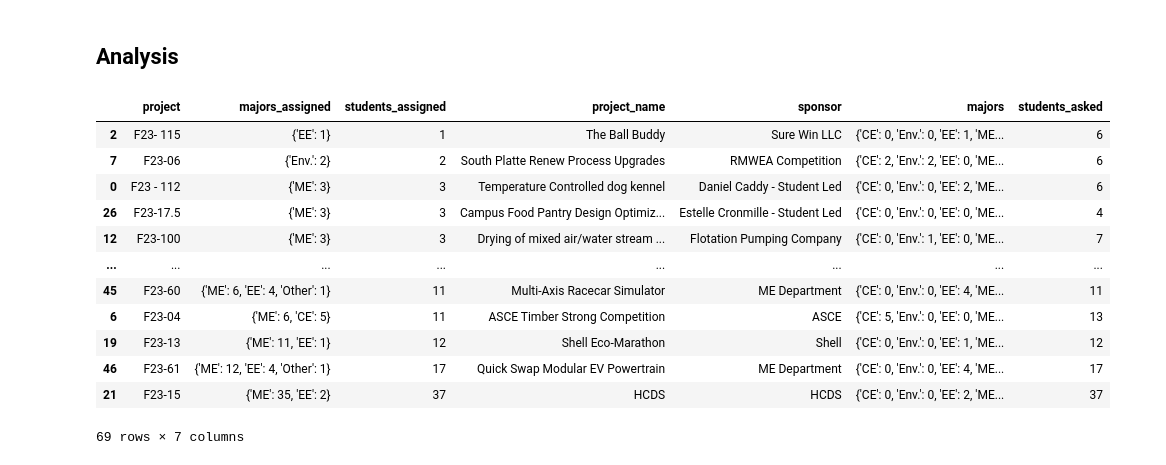
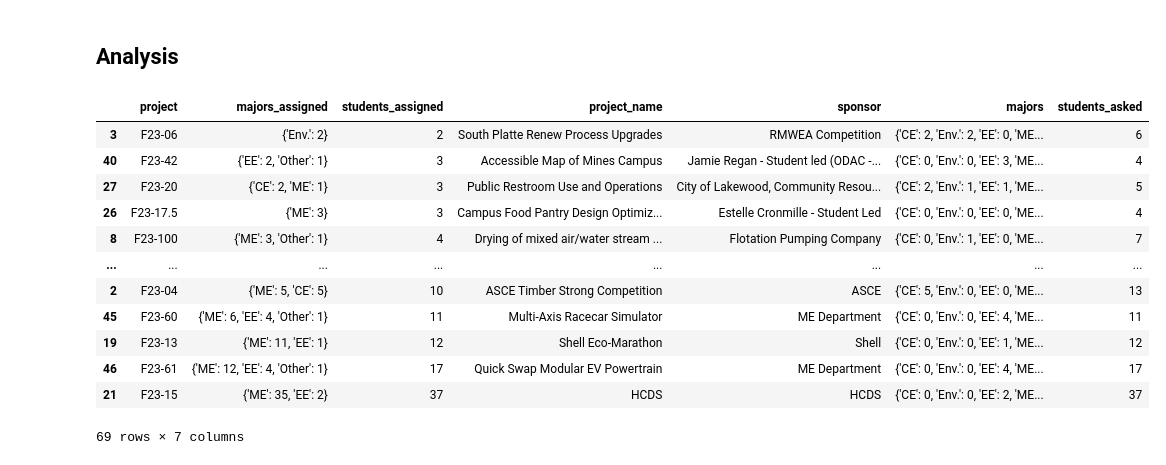
Before and after one commit to jbackofe/sorting-hat, a Jupyter notebook: or_solver.ipynb, the cells around one changed output. Drawn from its saved outputs; the diff is of its cells as text; code cells hidden in the pictures.

```diff
--- a/or_solver.ipynb
+++ b/or_solver.ipynb
@@ -180,7 +213,7 @@ projects = projects_df.to_dict(orient='index')
 # %% [markdown]
 ## Solve
 # %%
-solution = solve_student_project_assignment(students, projects, project_preferences, student_preferences, project_pref_weight=1, student_pref_weight=1)
+solution = solve_student_project_assignment(students, projects, project_preferences)
 solution = pd.DataFrame(solution)
 # %%
 student_merge = pd.merge(left=students_df, right=solution, left_index=True, right_on='student')
@@ -208,33 +241,34 @@ results[['student', 'name', 'degree', 'major', 'desc', 'secondary_skills', 'proj
 # %%
 def get_majors_by_project(lst):
     freq_dict = {}
     for el in lst:
         if el in freq_dict:
             freq_dict[el] += 1
         else:
             freq_dict[el] = 1
     res = list(freq_dict.items())
     res.sort(key=lambda x: x[1], reverse=True)
     return dict(res)
 
 majors_by_project = results[['major', 'project', 'student']].groupby(['project']).agg({'major': ', '.join}).reset_index()
 majors_by_project['major'] = majors_by_project['major'].apply(lambda x: x.split(', ')) # convert to list
 majors_by_project['major'] = majors_by_project['major'].apply(lambda x: get_majors_by_project(x))
 majors_by_project = majors_by_project.rename(columns={'major': 'majors_assigned'})
 majors_by_project['students_assigned'] = majors_by_project['majors_assigned'].apply(lambda x: sum(x.values()))
 majors_by_project = pd.merge(left=majors_by_project, right=projects_df, left_on='project', right_on='id')
 majors_by_project['students_asked'] = majors_by_project['majors'].apply(lambda x: sum(x.values()))
-majors_by_project.sort_values('students_assigned')
+majors_by_project = majors_by_project.sort_values('students_assigned')
+majors_by_project
 # %% [output]
 |  | project | majors_assigned | students_assigned | project_name | sponsor | majors | students_asked |
-| 2 | F23- 115 | {'EE': 1} | 1 | The Ball Buddy | Sure Win LLC | {'CE': 0, 'Env.': 0, 'EE': 1, 'ME... | 6 |
-| 7 | F23-06 | {'Env.': 2} | 2 | South Platte Renew Process Upgrades | RMWEA Competition | {'CE': 2, 'Env.': 2, 'EE': 0, 'ME... | 6 |
-| 0 | F23 - 112 | {'ME': 3} | 3 | Temperature Controlled dog kennel | Daniel Caddy - Student Led | {'CE': 0, 'Env.': 0, 'EE': 2, 'ME... | 6 |
+| 3 | F23-06 | {'Env.': 2} | 2 | South Platte Renew Process Upgrades | RMWEA Competition | {'CE': 2, 'Env.': 2, 'EE': 0, 'ME... | 6 |
+| 40 | F23-42 | {'EE': 2, 'Other': 1} | 3 | Accessible Map of Mines Campus | Jamie Regan - Student led (ODAC -... | {'CE': 0, 'Env.': 0, 'EE': 3, 'ME... | 4 |
+| 27 | F23-20 | {'CE': 2, 'ME': 1} | 3 | Public Restroom Use and Operations | City of Lakewood, Community Resou... | {'CE': 2, 'Env.': 1, 'EE': 1, 'ME... | 5 |
 | 26 | F23-17.5 | {'ME': 3} | 3 | Campus Food Pantry Design Optimiz... | Estelle Cronmille - Student Led | {'CE': 0, 'Env.': 0, 'EE': 0, 'ME... | 4 |
-| 12 | F23-100 | {'ME': 3} | 3 | Drying of mixed air/water stream ... | Flotation Pumping Company | {'CE': 0, 'Env.': 1, 'EE': 0, 'ME... | 7 |
+| 8 | F23-100 | {'ME': 3, 'Other': 1} | 4 | Drying of mixed air/water stream ... | Flotation Pumping Company | {'CE': 0, 'Env.': 1, 'EE': 0, 'ME... | 7 |
 | ... | ... | ... | ... | ... | ... | ... | ... |
+| 2 | F23-04 | {'ME': 5, 'CE': 5} | 10 | ASCE Timber Strong Competition | ASCE | {'CE': 5, 'Env.': 0, 'EE': 0, 'ME... | 13 |
 | 45 | F23-60 | {'ME': 6, 'EE': 4, 'Other': 1} | 11 | Multi-Axis Racecar Simulator | ME Department | {'CE': 0, 'Env.': 0, 'EE': 4, 'ME... | 11 |
-| 6 | F23-04 | {'ME': 6, 'CE': 5} | 11 | ASCE Timber Strong Competition | ASCE | {'CE': 5, 'Env.': 0, 'EE': 0, 'ME... | 13 |
 | 19 | F23-13 | {'ME': 11, 'EE': 1} | 12 | Shell Eco-Marathon | Shell | {'CE': 0, 'Env.': 0, 'EE': 1, 'ME... | 12 |
 | 46 | F23-61 | {'ME': 12, 'EE': 4, 'Other': 1} | 17 | Quick Swap Modular EV Powertrain | ME Department | {'CE': 0, 'Env.': 0, 'EE': 4, 'ME... | 17 |
 | 21 | F23-15 | {'ME': 35, 'EE': 2} | 37 | HCDS | HCDS | {'CE': 0, 'Env.': 0, 'EE': 2, 'ME... | 37 |
```
Also changed, not shown: parts of 6 cells of this notebook, 1 other file.
